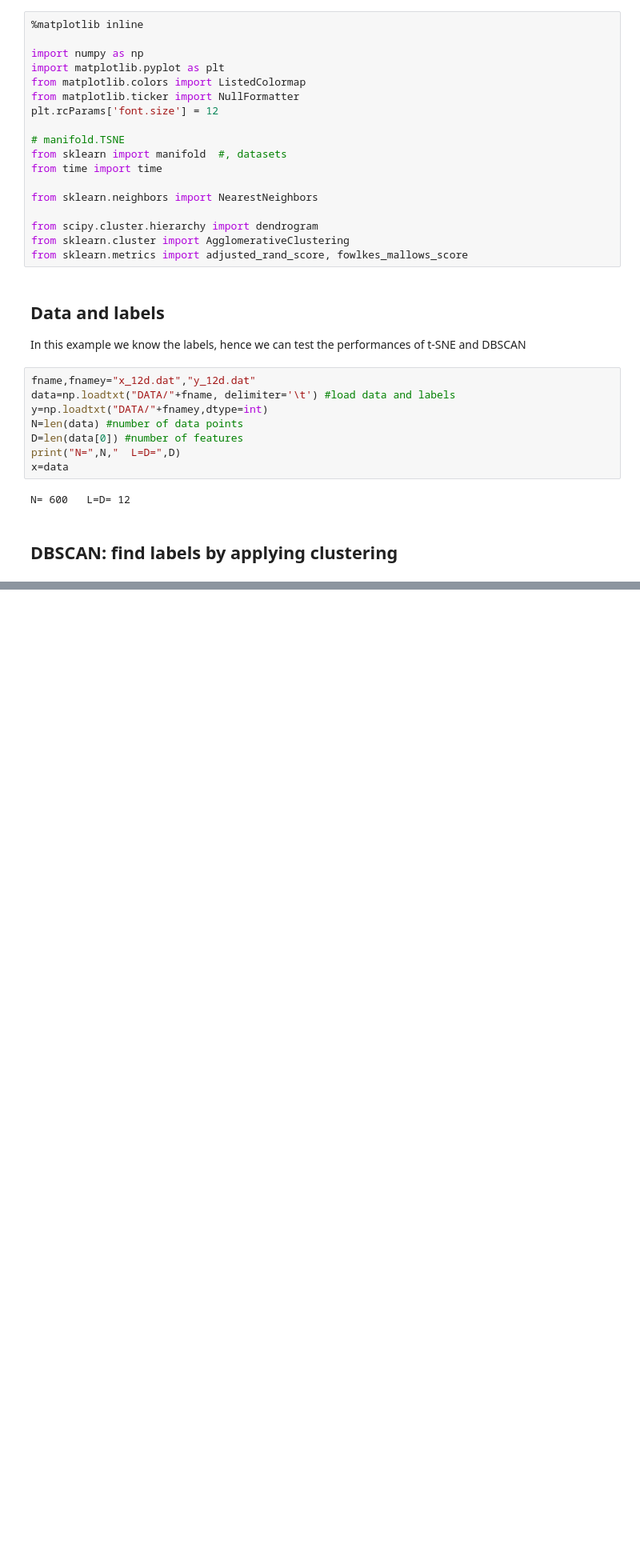
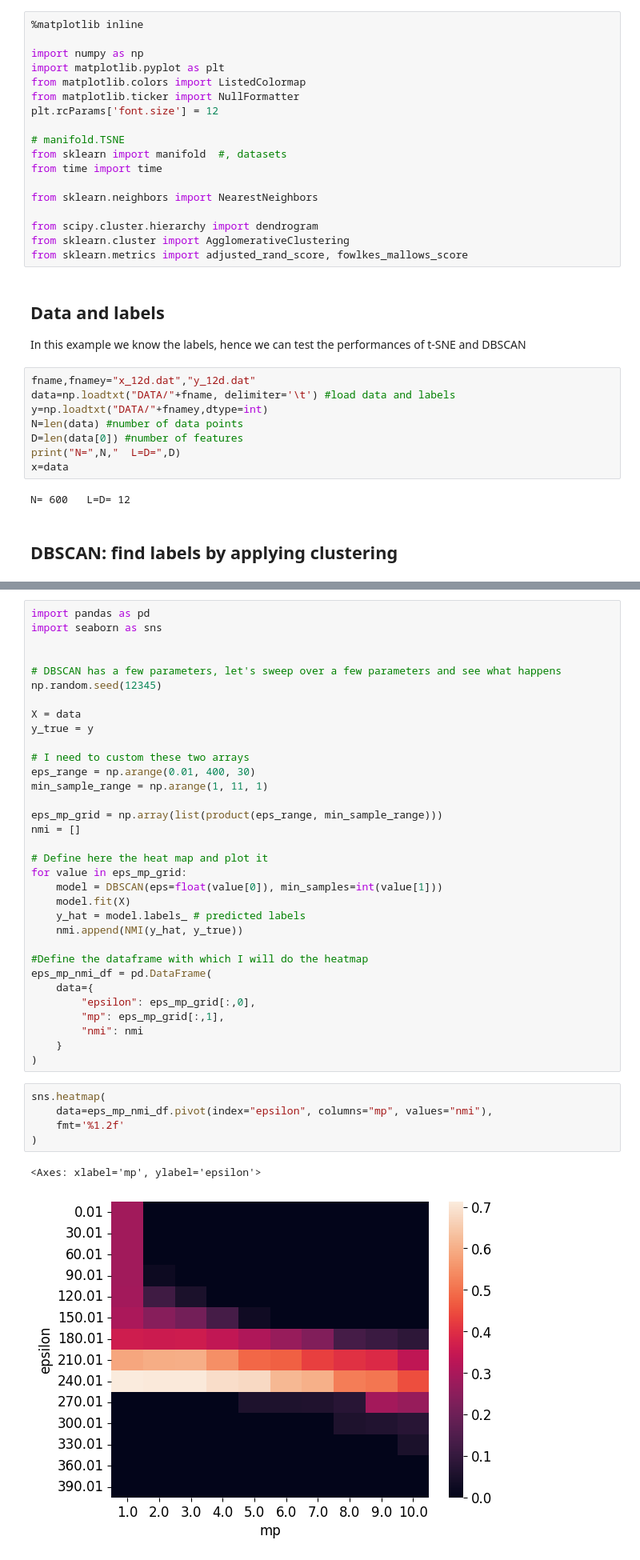
Before and after one commit to NicolaLavarda/LCP_modB, a Jupyter notebook: Data_visualization_clustering/group2601_exercise4.ipynb, the cells around one changed output, grey strips where cells are left out. Shown at 80% size. Drawn from its saved outputs; the diff is of its cells as text; blank space fills up the shorter version.

Commit message:
Added the heatmap

```diff
--- a/Data_visualization_clustering/group2601_exercise4.ipynb
+++ b/Data_visualization_clustering/group2601_exercise4.ipynb
@@ -92,0 +81,41 @@ min_sample_range = [2,5,8,10]
+# %%
+import pandas as pd
+import seaborn as sns
+
+
+# DBSCAN has a few parameters, let's sweep over a few parameters and see what happens
+np.random.seed(12345)
+
+X = data
+y_true = y
+
+# I need to custom these two arrays
+eps_range = np.arange(0.01, 400, 30)
+min_sample_range = np.arange(1, 11, 1)
+
+eps_mp_grid = np.array(list(product(eps_range, min_sample_range)))
+nmi = []
+
+# Define here the heat map and plot it
+for value in eps_mp_grid:
+    model = DBSCAN(eps=float(value[0]), min_samples=int(value[1]))
+    model.fit(X)
+    y_hat = model.labels_ # predicted labels
+    nmi.append(NMI(y_hat, y_true))
+
+#Define the dataframe with which I will do the heatmap
+eps_mp_nmi_df = pd.DataFrame(
+    data={
+        "epsilon": eps_mp_grid[:,0],
+        "mp": eps_mp_grid[:,1],
+        "nmi": nmi
+    }
+)
+# %%
+sns.heatmap(
+    data=eps_mp_nmi_df.pivot(index="epsilon", columns="mp", values="nmi"),
+    fmt='%1.2f'
+)
+# %% [output]
+<Axes: xlabel='mp', ylabel='epsilon'>
+[figure, added]
```
Also changed, not shown: parts of 1 cell of this notebook.
